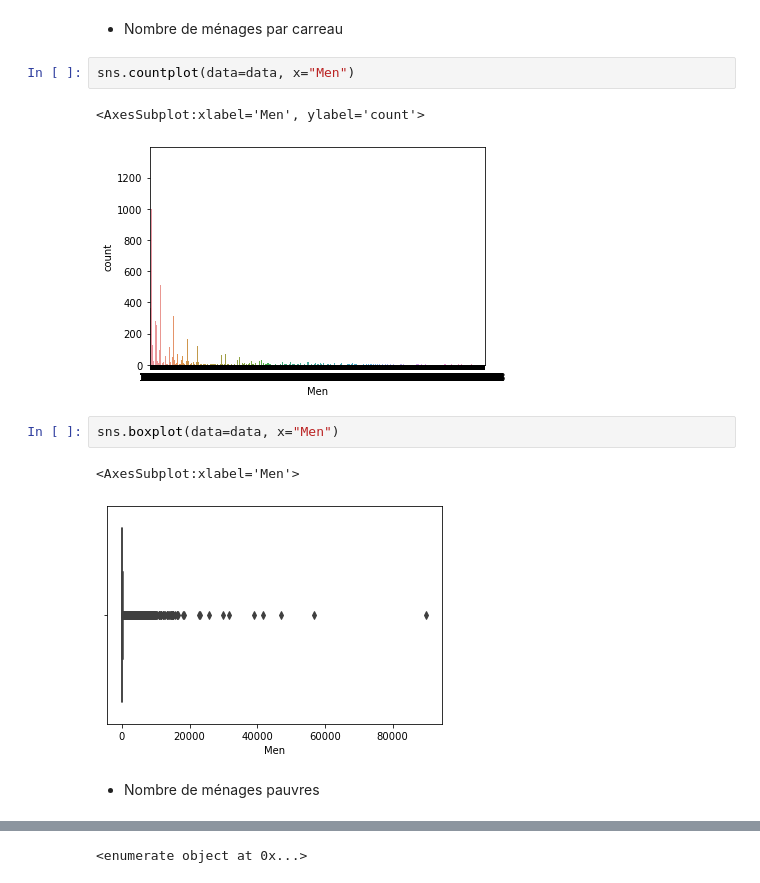
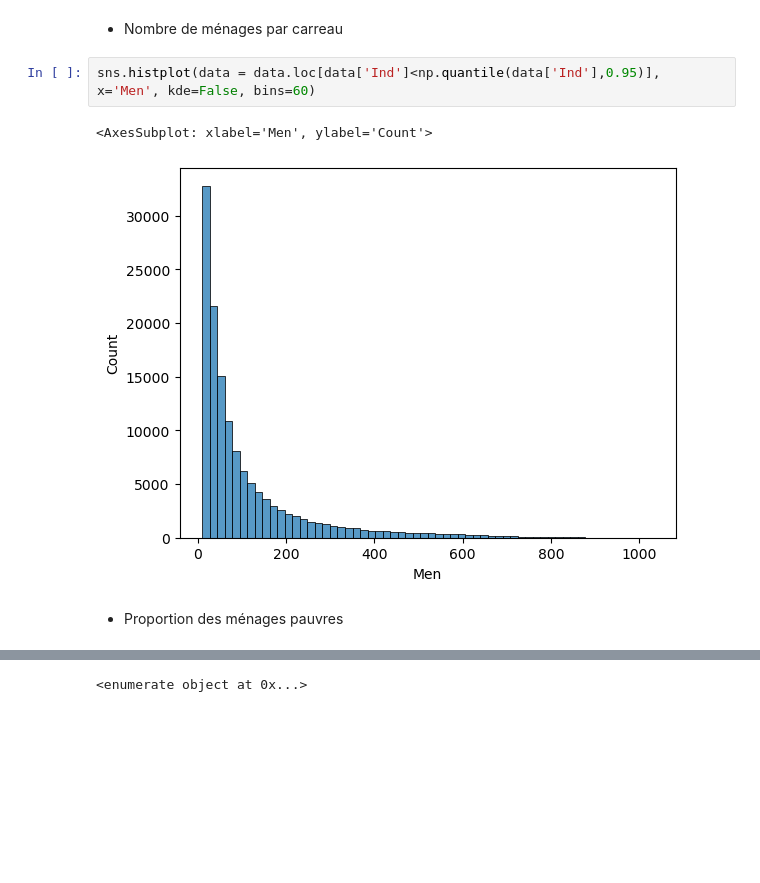
Before and after one commit to gabriel92320/data_science_project, a Jupyter notebook: DATA_FILO.ipynb, the cells around one changed output, grey strips where cells are left out. Cells and saved outputs as stored; diff of their text form; blank space fills up the shorter version.

```diff
--- a/DATA_FILO.ipynb
+++ b/DATA_FILO.ipynb
@@ -157,14 +168,9 @@ sns.boxplot(data=data, x="Ind")
 # %% [markdown]
 *  Nombre de ménages par carreau
-# %%
-sns.countplot(data=data, x="Men")
-# %% [output]
-<AxesSubplot:xlabel='Men', ylabel='count'>
-[figure, removed]
-# %%
-sns.boxplot(data=data, x="Men")
-# %% [output]
-<AxesSubplot:xlabel='Men'>
-[figure, removed]
+# %%
+sns.histplot(data = data.loc[data['Ind']<np.quantile(data['Ind'],0.95)], x='Men', kde=False, bins=60)
+# %% [output]
+<AxesSubplot: xlabel='Men', ylabel='Count'>
+[figure, added]
 # %% [markdown]
-*  Nombre de ménages pauvres
+*  Proportion des ménages pauvres
```
Also changed, not shown: parts of 31 cells of this notebook.
